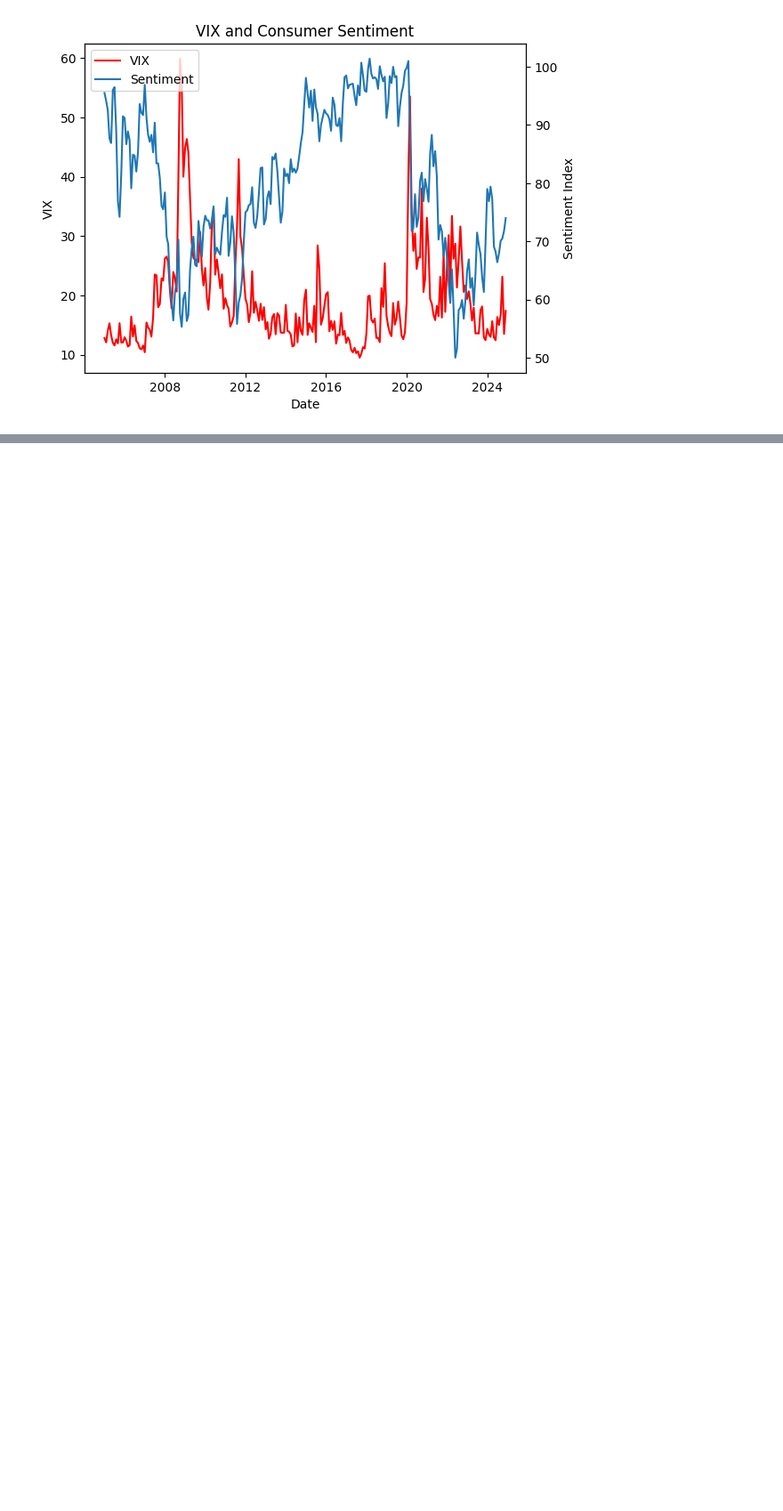
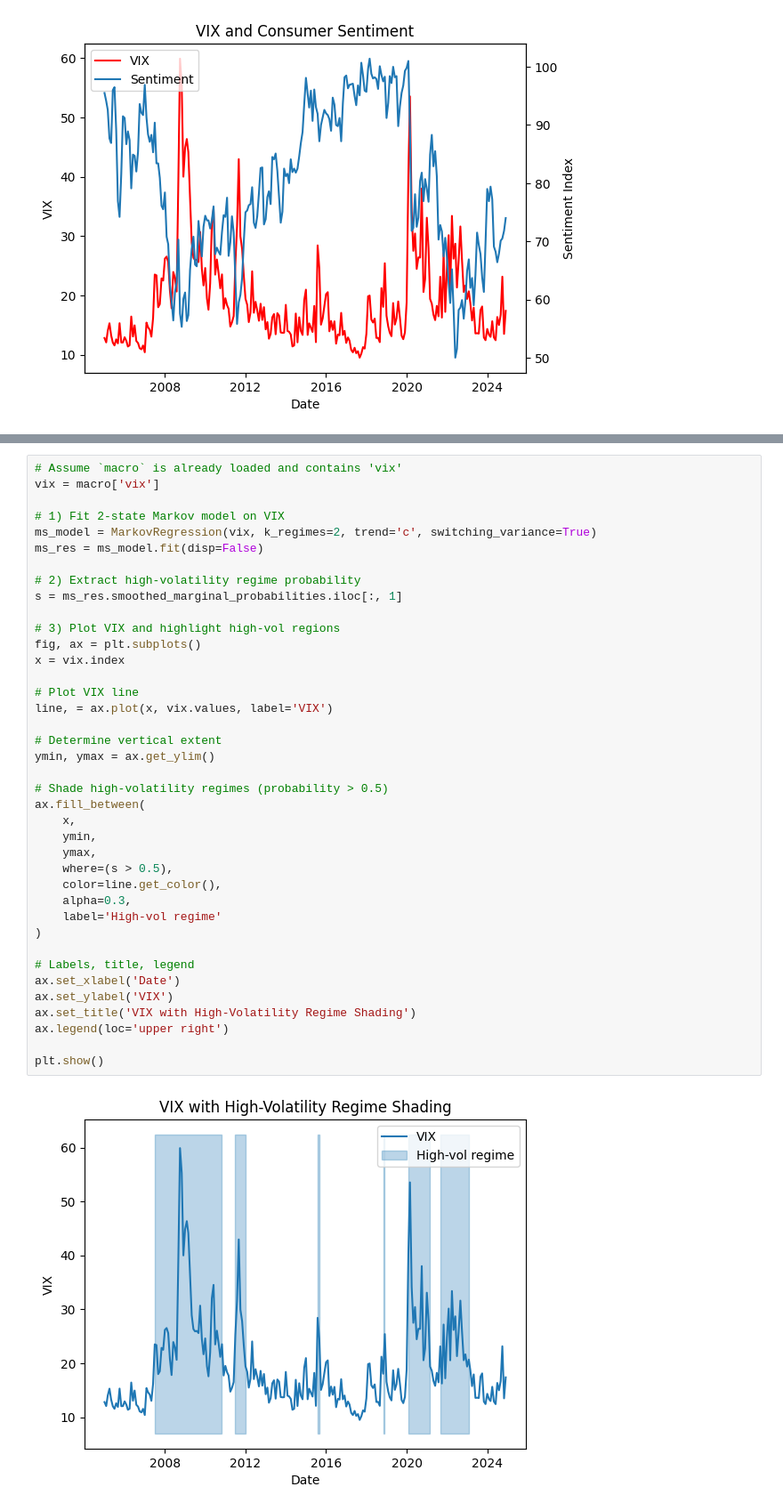
Before and after one commit to AatishDA1/ETF_TD_Forecasting, a Jupyter notebook: forecsating_models/qqq_te_forecasting.ipynb, the cells around one changed output, grey strips where cells are left out. Shown: that part at 89% size. Saved outputs shown, nothing was run; the diff lists cells and outputs as text; blank space fills up the shorter version.

```diff
--- a/forecsating_models/qqq_te_forecasting.ipynb
+++ b/forecsating_models/qqq_te_forecasting.ipynb
@@ -370,0 +488,41 @@ out_sample 0.459988 0.000352 0.000000
+# %%
+# Assume `macro` is already loaded and contains 'vix'
+vix = macro['vix']
+
+# 1) Fit 2-state Markov model on VIX
+ms_model = MarkovRegression(vix, k_regimes=2, trend='c', switching_variance=True)
+ms_res = ms_model.fit(disp=False)
+
+# 2) Extract high-volatility regime probability
+s = ms_res.smoothed_marginal_probabilities.iloc[:, 1]
+
+# 3) Plot VIX and highlight high-vol regions
+fig, ax = plt.subplots()
+x = vix.index
+
+# Plot VIX line
+line, = ax.plot(x, vix.values, label='VIX')
+
+# Determine vertical extent
+ymin, ymax = ax.get_ylim()
+
+# Shade high-volatility regimes (probability > 0.5)
+ax.fill_between(
+    x,
+    ymin,
+    ymax,
+    where=(s > 0.5),
+    color=line.get_color(),
+    alpha=0.3,
+    label='High-vol regime'
+)
+
+# Labels, title, legend
+ax.set_xlabel('Date')
+ax.set_ylabel('VIX')
+ax.set_title('VIX with High-Volatility Regime Shading')
+ax.legend(loc='upper right')
+
+plt.show()
+# %% [output]
+[figure, added]
```
Also changed, not shown: parts of 9 cells of this notebook.
